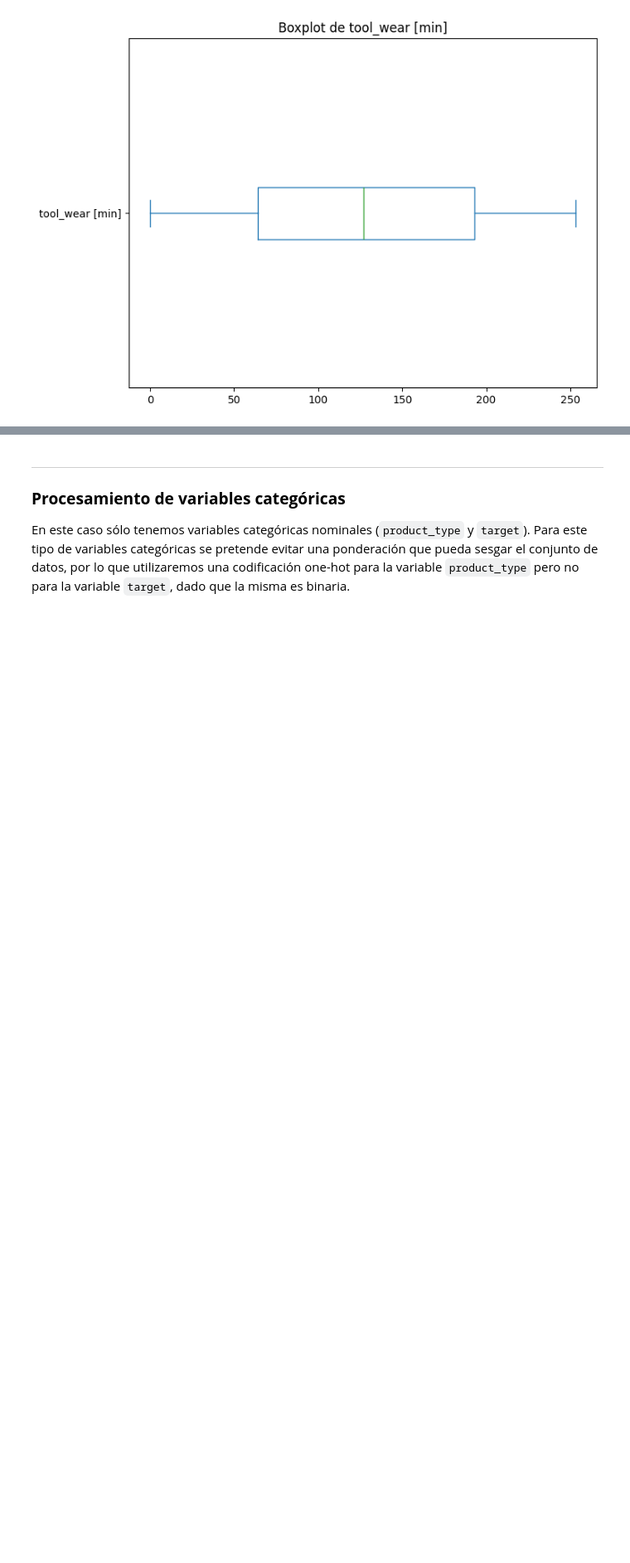
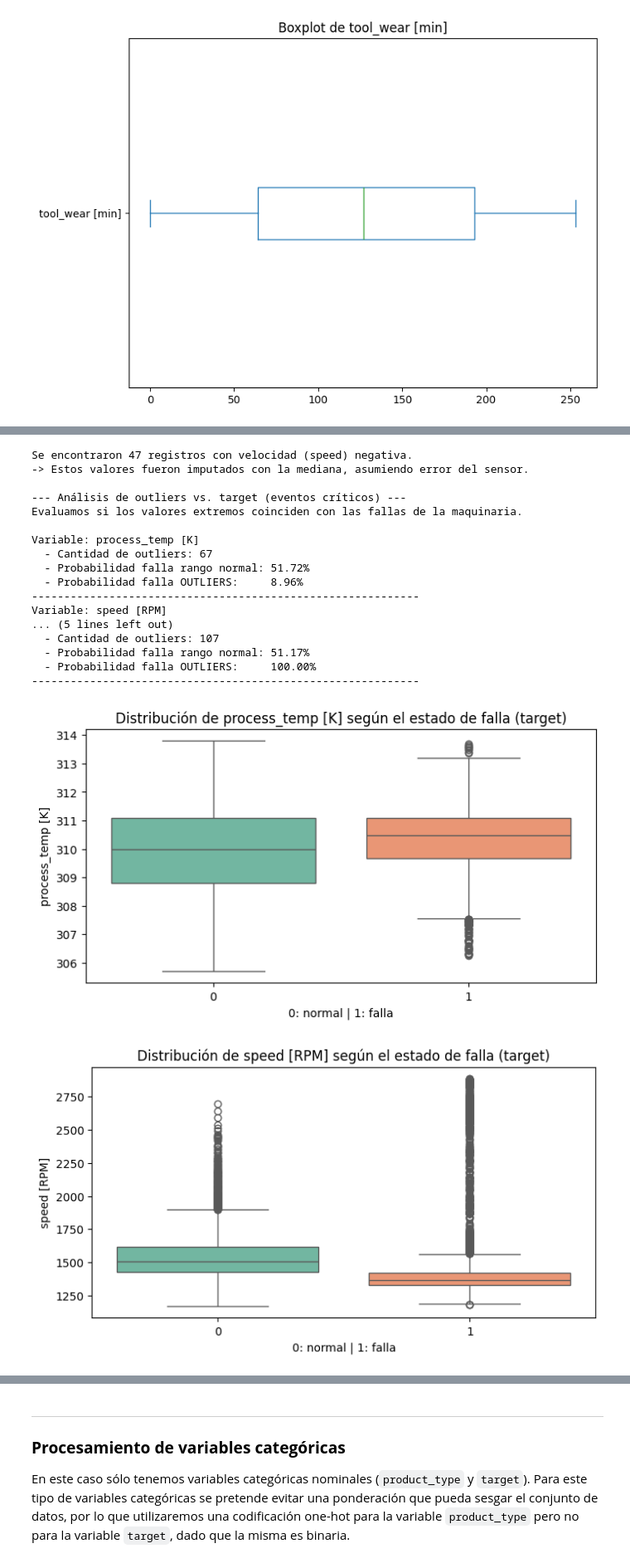
Before and after one commit to Lautsol/Tp-Ciencia-de-datos, a Jupyter notebook: Archivos/TP_Parte2.ipynb, the cells around one changed output, grey strips where cells are left out. Shown at 83% size. Cells and saved outputs as stored; diff of their text form; code cells hidden in the pictures; blank space fills up the shorter version.

```diff
--- a/Archivos/TP_Parte2.ipynb
+++ b/Archivos/TP_Parte2.ipynb
@@ -179,0 +84,74 @@ print(reporte_outliers(df, columnas_a_visualizar))
+# %%
+columnas = ['process_temp [K]', 'speed [RPM]', 'torque [Nm]']
+
+# 1. Tratamiento de errores de sensor
+# Buscamos velocidades negativas (físicamente imposible)
+errores_speed = df['speed [RPM]'] < 0
+cantidad_errores = errores_speed.sum()
+
+print(f"Se encontraron {cantidad_errores} registros con velocidad (speed) negativa.")
+
+if cantidad_errores > 0:
+    # Imputamos los errores confirmados con la mediana de los datos válidos
+    mediana_speed_real = df.loc[~errores_speed, 'speed [RPM]'].median()
+    df.loc[errores_speed, 'speed [RPM]'] = mediana_speed_real
+    print("-> Estos valores fueron imputados con la mediana, asumiendo error del sensor.")
+
+# 2. Análisis de outliers como eventos críticos (fallas)
+print("\n--- Análisis de outliers vs. target (eventos críticos) ---")
+print("Evaluamos si los valores extremos coinciden con las fallas de la maquinaria.\n")
+
+# Convertir target a valores binarios (0: normal, 1: falla)
+if not pd.api.types.is_numeric_dtype(df['target']):
+    df['target'] = df['target'].map({'normal': 0, 'failure': 1})
+
+for col in columnas:
+    # Calculamos límites estadísticos (IQR)
+    q1 = df[col].quantile(0.25)
+    q3 = df[col].quantile(0.75)
+    iqr = q3 - q1
+    bajo = q1 - 1.5 * iqr
+    alto = q3 + 1.5 * iqr
+
+    # Identificamos qué filas son outliers estadísticos para esta columna
+    es_outlier = (df[col] < bajo) | (df[col] > alto)
+    cantidad_outliers = es_outlier.sum()
+
+    if cantidad_outliers > 0:
+        # Calculamos qué porcentaje de esos outliers resultaron en falla (target == 1)
+        tasa_falla_normal = df.loc[~es_outlier, 'target'].mean() * 100
+        tasa_falla_outlier = df.loc[es_outlier, 'target'].mean() * 100
+
+        print(f"Variable: {col}")
+        print(f"  - Cantidad de outliers: {cantidad_outliers}")
+        print(f"  - Probabilidad falla rango normal: {tasa_falla_normal:.2f}%")
+        print(f"  - Probabilidad falla OUTLIERS:     {tasa_falla_outlier:.2f}%")
+        print("-" * 60)
+
+# 3. Visualización
+for col in columnas:
+    plt.figure(figsize=(8, 4))
+    sns.boxplot(data=df, x='target', y=col, hue='target', palette='Set2', legend=False)
+    plt.title(f"Distribución de {col} según el estado de falla (target)")
+    plt.xlabel("0: normal | 1: falla")
+    plt.show()
+# %% [output]
+Se encontraron 47 registros con velocidad (speed) negativa.
+-> Estos valores fueron imputados con la mediana, asumiendo error del sensor.
+
+--- Análisis de outliers vs. target (eventos críticos) ---
+Evaluamos si los valores extremos coinciden con las fallas de la maquinaria.
+
+Variable: process_temp [K]
+  - Cantidad de outliers: 67
+  - Probabilidad falla rango normal: 51.72%
+  - Probabilidad falla OUTLIERS:     8.96%
+------------------------------------------------------------
+Variable: speed [RPM]
+... (5 lines left out)
+  - Cantidad de outliers: 107
+  - Probabilidad falla rango normal: 51.17%
+  - Probabilidad falla OUTLIERS:     100.00%
+------------------------------------------------------------
+[figure, added]
+[figure, added]
```
Also changed, not shown: parts of 11 cells of this notebook.
